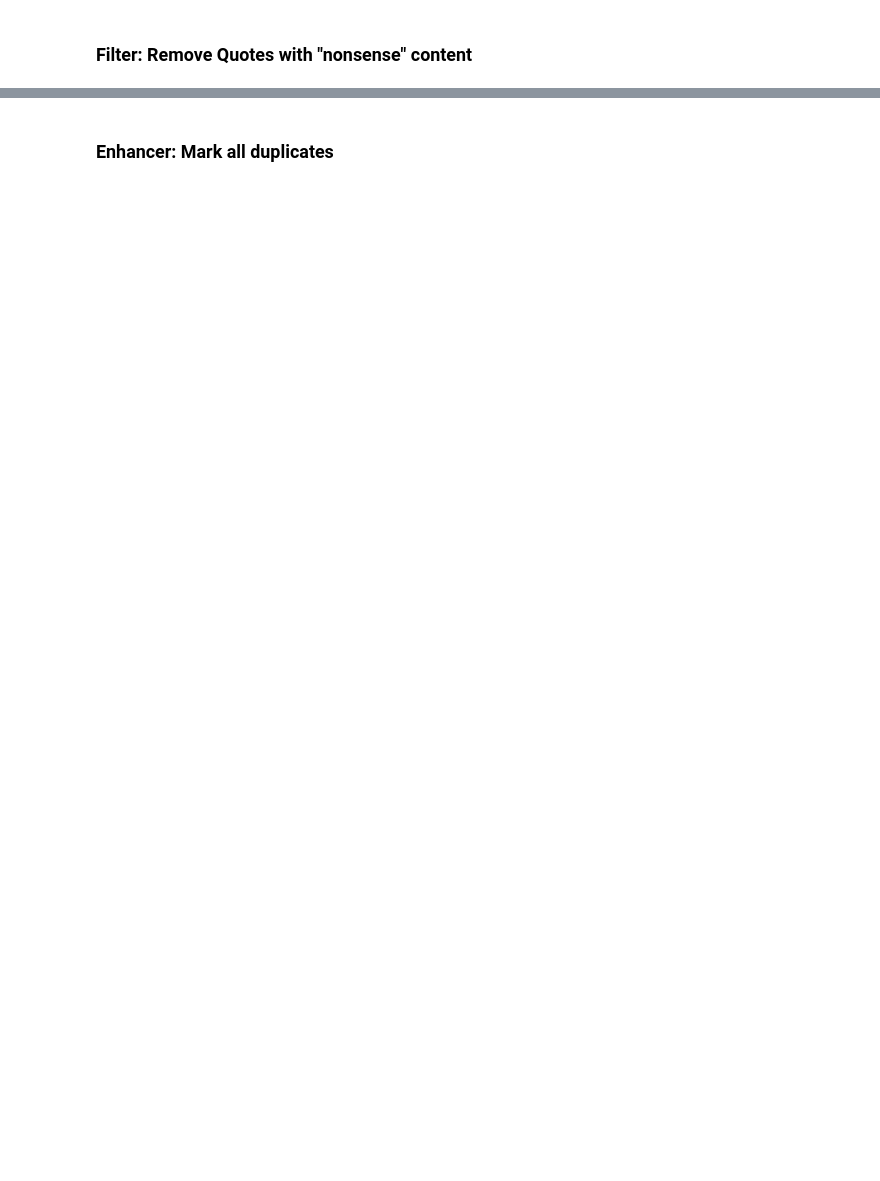
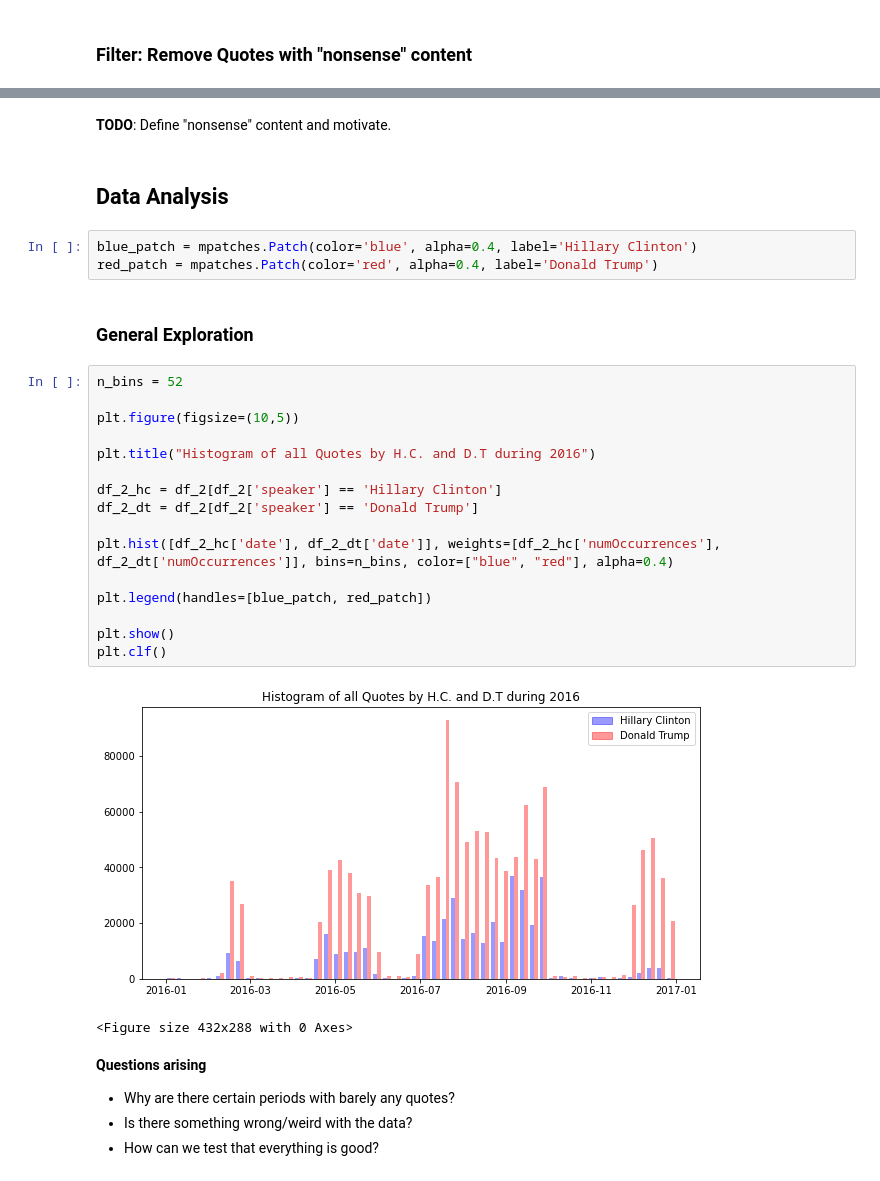
Before and after one commit to epfl-ada/ada-2021-project-radar, a Jupyter notebook: Milestone2.ipynb, the cells around one changed output, grey strips where cells are left out. Saved outputs shown, nothing was run; the diff lists cells and outputs as text; blank space fills up the shorter version.

```diff
--- a/Milestone2.ipynb
+++ b/Milestone2.ipynb
@@ -86,2 +218,33 @@ PROBAS_CUTOFF_VALUE = 0.4
-# %% [markdown]
-### Enhancer: Mark all duplicates
+# %% [markdown]
+**TODO**: Define "nonsense" content and motivate.
+# %% [markdown]
+## Data Analysis
+# %%
+blue_patch = mpatches.Patch(color='blue', alpha=0.4, label='Hillary Clinton')
+red_patch = mpatches.Patch(color='red', alpha=0.4, label='Donald Trump')
+# %% [markdown]
+### General Exploration
+# %%
+n_bins = 52
+
+plt.figure(figsize=(10,5))
+
+plt.title("Histogram of all Quotes by H.C. and D.T during 2016")
+
+df_2_hc = df_2[df_2['speaker'] == 'Hillary Clinton']
+df_2_dt = df_2[df_2['speaker'] == 'Donald Trump']
+
+plt.hist([df_2_hc['date'], df_2_dt['date']], weights=[df_2_hc['numOccurrences'], df_2_dt['numOccurrences']], bins=n_bins, color=["blue", "red"], alpha=0.4)
+
+plt.legend(handles=[blue_patch, red_patch])
+
+plt.show()
+plt.clf()
+# %% [output]
+[figure, added]
+<Figure size 432x288 with 0 Axes>
+# %% [markdown]
+**Questions arising**
+- Why are there certain periods with barely any quotes?
+- Is there something wrong/weird with the data?
+- How can we test that everything is good?
```
Also changed, not shown: parts of 90 cells of this notebook, 1 other file.
